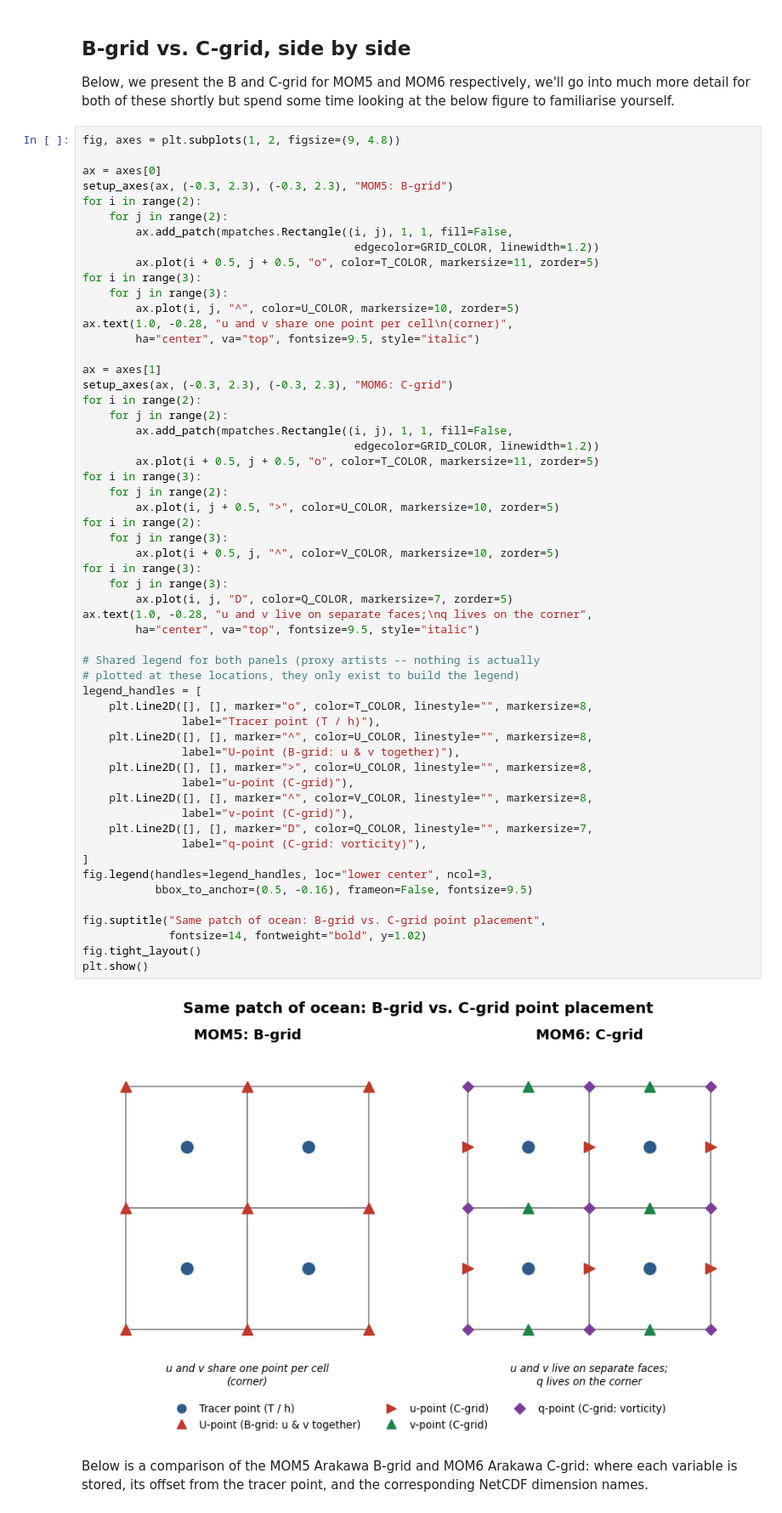
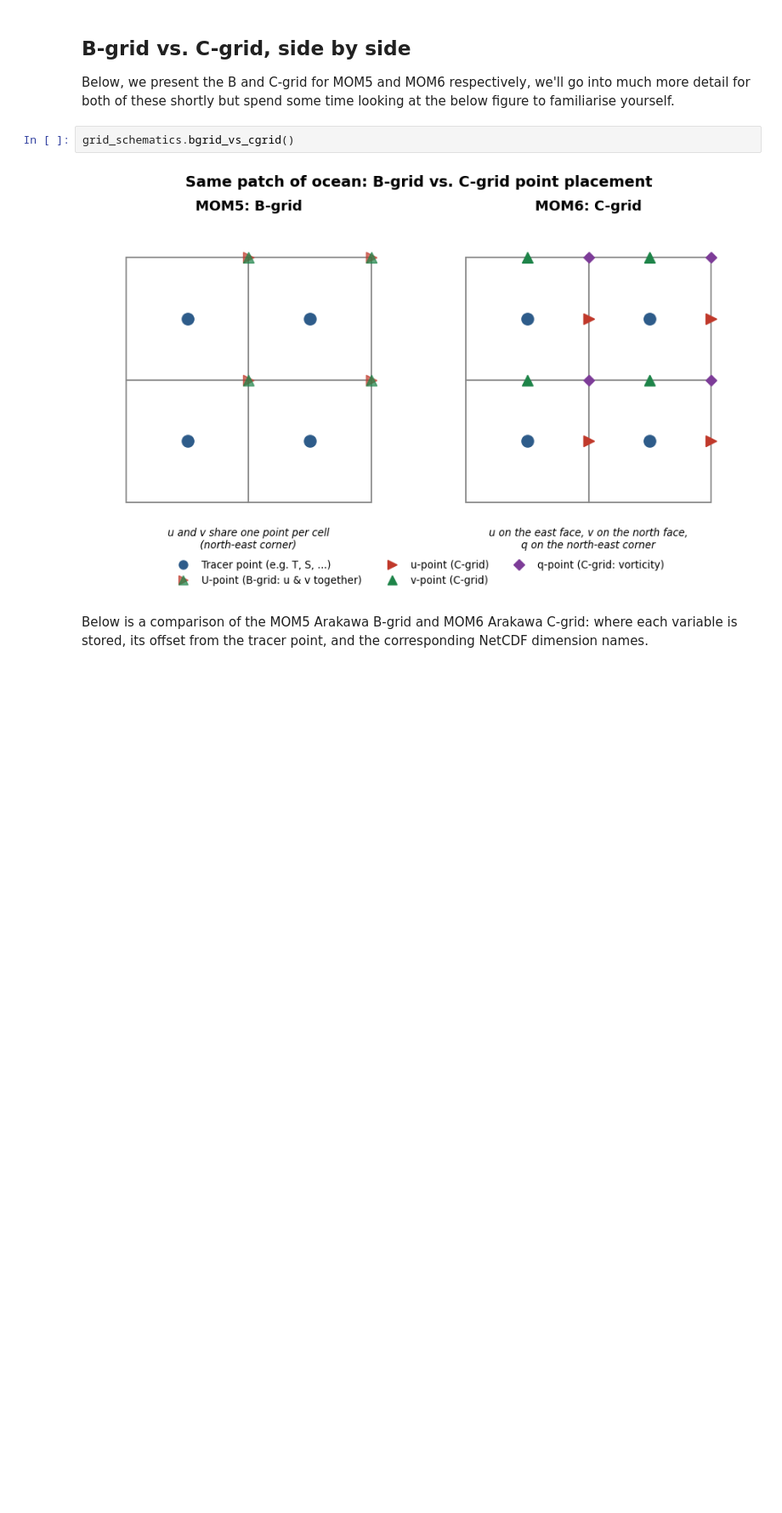
Before and after one commit to COSIMA/cosima-recipes, a Jupyter notebook: 01-Cooking-Tutorials/01-Basics/04-Understanding_MOM5_MOM6_grids.ipynb, the cells around one changed output. Shown at 85% size. Saved outputs shown, nothing was run; the diff lists cells and outputs as text; blank space fills up the shorter version.

```diff
--- a/01-Cooking-Tutorials/01-Basics/04-Understanding_MOM5_MOM6_grids.ipynb
+++ b/01-Cooking-Tutorials/01-Basics/04-Understanding_MOM5_MOM6_grids.ipynb
@@ -112,63 +87,9 @@ def setup_axes(ax, xlim, ylim, title=None):
 
 Below, we present the B and C-grid for MOM5 and MOM6 respectively, we'll go into much more detail for both of these shortly but spend some time looking at the below figure to familiarise yourself.
 # %%
-fig, axes = plt.subplots(1, 2, figsize=(9, 4.8))
-
-ax = axes[0]
-setup_axes(ax, (-0.3, 2.3), (-0.3, 2.3), "MOM5: B-grid")
-for i in range(2):
-    for j in range(2):
-        ax.add_patch(mpatches.Rectangle((i, j), 1, 1, fill=False,
-                                         edgecolor=GRID_COLOR, linewidth=1.2))
-        ax.plot(i + 0.5, j + 0.5, "o", color=T_COLOR, markersize=11, zorder=5)
-for i in range(3):
-    for j in range(3):
-        ax.plot(i, j, "^", color=U_COLOR, markersize=10, zorder=5)
-ax.text(1.0, -0.28, "u and v share one point per cell\n(corner)",
-        ha="center", va="top", fontsize=9.5, style="italic")
-
-ax = axes[1]
-setup_axes(ax, (-0.3, 2.3), (-0.3, 2.3), "MOM6: C-grid")
-for i in range(2):
-    for j in range(2):
-        ax.add_patch(mpatches.Rectangle((i, j), 1, 1, fill=False,
-                                         edgecolor=GRID_COLOR, linewidth=1.2))
-        ax.plot(i + 0.5, j + 0.5, "o", color=T_COLOR, markersize=11, zorder=5)
-for i in range(3):
-    for j in range(2):
-        ax.plot(i, j + 0.5, ">", color=U_COLOR, markersize=10, zorder=5)
-for i in range(2):
-    for j in range(3):
-        ax.plot(i + 0.5, j, "^", color=V_COLOR, markersize=10, zorder=5)
-for i in range(3):
-    for j in range(3):
-        ax.plot(i, j, "D", color=Q_COLOR, markersize=7, zorder=5)
-ax.text(1.0, -0.28, "u and v live on separate faces;\nq lives on the corner",
-        ha="center", va="top", fontsize=9.5, style="italic")
-
-# Shared legend for both panels (proxy artists -- nothing is actually
-# plotted at these locations, they only exist to build the legend)
-legend_handles = [
-    plt.Line2D([], [], marker="o", color=T_COLOR, linestyle="", markersize=8,
-               label="Tracer point (T / h)"),
-    plt.Line2D([], [], marker="^", color=U_COLOR, linestyle="", markersize=8,
-               label="U-point (B-grid: u & v together)"),
-    plt.Line2D([], [], marker=">", color=U_COLOR, linestyle="", markersize=8,
-               label="u-point (C-grid)"),
-    plt.Line2D([], [], marker="^", color=V_COLOR, linestyle="", markersize=8,
-               label="v-point (C-grid)"),
-    plt.Line2D([], [], marker="D", color=Q_COLOR, linestyle="", markersize=7,
-               label="q-point (C-grid: vorticity)"),
-]
-fig.legend(handles=legend_handles, loc="lower center", ncol=3,
-           bbox_to_anchor=(0.5, -0.16), frameon=False, fontsize=9.5)
-
-fig.suptitle("Same patch of ocean: B-grid vs. C-grid point placement",
-             fontsize=14, fontweight="bold", y=1.02)
-fig.tight_layout()
-plt.show()
+grid_schematics.bgrid_vs_cgrid()
 # %% [output]
-[figure, old version]
+[figure, new version]
 # %% [markdown]
 Below is a comparison of the MOM5 Arakawa B-grid and MOM6 Arakawa C-grid: where each variable is stored, its offset from the tracer point, and the corresponding NetCDF dimension names.
 # %% [markdown]
```
Also changed, not shown: parts of 18 cells of this notebook, 1 other file.
